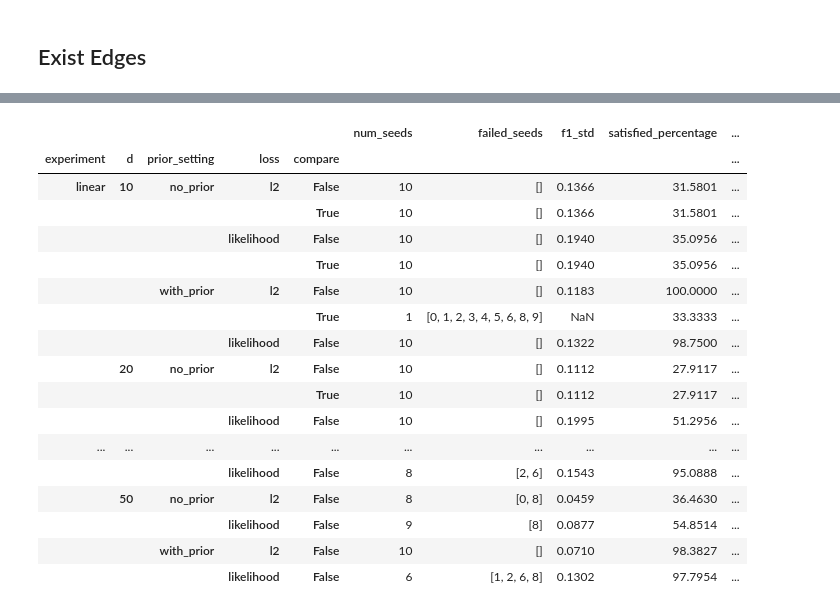
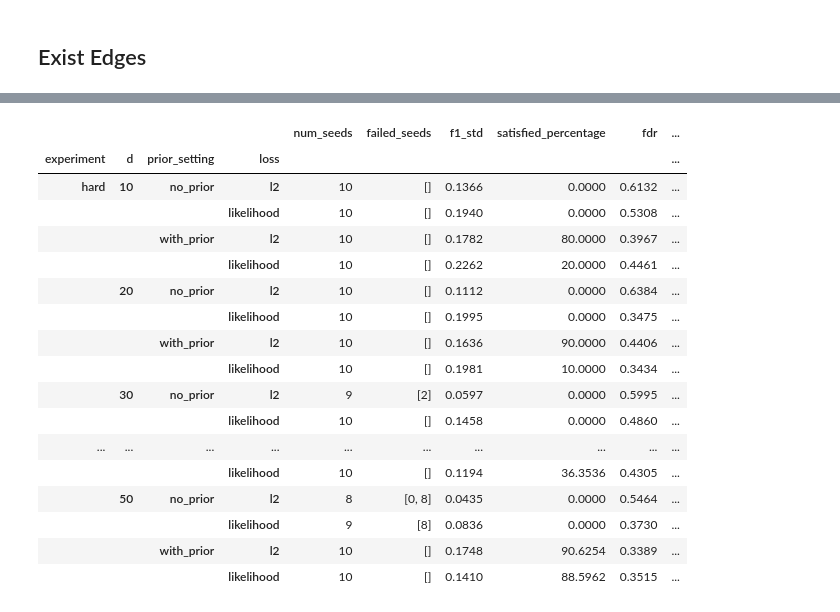
Before and after one commit to yurou-liang/notears, a Jupyter notebook: Analyse.ipynb, the cells around one changed output, grey strips where cells are left out. Cells and saved outputs as stored; diff of their text form; code cells hidden in the pictures.

Commit message:
soft prior work still well although slightly worse than hard

```diff
--- a/Analyse.ipynb
+++ b/Analyse.ipynb
@@ -101,8 +101,8 @@ summary
 # %%
 # Change these paths if the result directories are elsewhere.
 INPUT_DIRS = {
-    "linear": Path("linear_exist_path_pairs"),
-    "nonlinear": Path("nonlinear_exist_edge_pairs"),
+    "soft": Path("linear_mix"),
+    "hard": Path("linear_mix_hard"),
 }
 
 
@@ -133,6 +133,8 @@ def load_accuracy_rows(input_dirs):
             epsilon = float(epsilon_match.group(1)) if epsilon_match else float("nan")
             configuration = re.sub(r"_seed\d+(?=_|$)", "", path.stem)
             compare = "compare" in path.name
+            tau_match = re.search(r"_tau([^_]+)(?=_|$)", path.stem)
+            # tau = float(tau_match.group(1)) if tau_match else float("nan")
             for key, (prior_setting, loss) in ACC_KEYS.items():
                 scores = result.get(key)
 
@@ -149,6 +151,7 @@ def load_accuracy_rows(input_dirs):
                     "configuration": configuration,
                     "file": path.name,
                     "compare": compare,
+                    # "tau": tau,
                     "satisfied_percentage": result.get(
                     key.replace("acc_", "satisfied_percentage_", 1),
                     float("nan"),
@@ -180,50 +183,49 @@ Raw per-run accuracy records
 expected_seeds = set(range(10))
 metadata_columns = {
     "experiment", "configuration", "prior_setting",
     "loss", "d", "seed", "epsilon", "file", "compare"
 }
 score_columns = [
     column for column in accuracy_rows.columns
     if column not in metadata_columns
     and pd.api.types.is_numeric_dtype(accuracy_rows[column])
 ]
 summary = (
     accuracy_rows
     .groupby(
         ["experiment", "d", "prior_setting", "loss", "compare"],
         dropna=False,
     )
     .agg(
         num_seeds=("seed", "nunique"),
         failed_seeds=(
             "seed",
             lambda seeds: sorted(
                 expected_seeds - set(seeds.dropna().astype(int))
             ),
         ),
         f1_std=("f1", "std"),
         **{score: (score, "mean") for score in score_columns},
     )
     .round(4)
 )
-summary
-# .xs(False, level="compare")
+summary.xs(False, level="compare")
 # %% [output]
-|  |  |  |  |  | num_seeds | failed_seeds | f1_std | satisfied_percentage | ... |
-| experiment | d | prior_setting | loss | compare |  |  |  |  | ... |
-| linear | 10 | no_prior | l2 | False | 10 | [] | 0.1366 | 31.5801 | ... |
-|  |  |  |  | True | 10 | [] | 0.1366 | 31.5801 | ... |
-|  |  |  | likelihood | False | 10 | [] | 0.1940 | 35.0956 | ... |
-|  |  |  |  | True | 10 | [] | 0.1940 | 35.0956 | ... |
-|  |  | with_prior | l2 | False | 10 | [] | 0.1183 | 100.0000 | ... |
-|  |  |  |  | True | 1 | [0, 1, 2, 3, 4, 5, 6, 8, 9] | NaN | 33.3333 | ... |
-|  |  |  | likelihood | False | 10 | [] | 0.1322 | 98.7500 | ... |
-|  | 20 | no_prior | l2 | False | 10 | [] | 0.1112 | 27.9117 | ... |
-|  |  |  |  | True | 10 | [] | 0.1112 | 27.9117 | ... |
-|  |  |  | likelihood | False | 10 | [] | 0.1995 | 51.2956 | ... |
+|  |  |  |  | num_seeds | failed_seeds | f1_std | satisfied_percentage | fdr | ... |
+| experiment | d | prior_setting | loss |  |  |  |  |  | ... |
+| hard | 10 | no_prior | l2 | 10 | [] | 0.1366 | 0.0000 | 0.6132 | ... |
+|  |  |  | likelihood | 10 | [] | 0.1940 | 0.0000 | 0.5308 | ... |
+|  |  | with_prior | l2 | 10 | [] | 0.1782 | 80.0000 | 0.3967 | ... |
+|  |  |  | likelihood | 10 | [] | 0.2262 | 20.0000 | 0.4461 | ... |
+|  | 20 | no_prior | l2 | 10 | [] | 0.1112 | 0.0000 | 0.6384 | ... |
+|  |  |  | likelihood | 10 | [] | 0.1995 | 0.0000 | 0.3475 | ... |
+|  |  | with_prior | l2 | 10 | [] | 0.1636 | 90.0000 | 0.4406 | ... |
+|  |  |  | likelihood | 10 | [] | 0.1981 | 10.0000 | 0.3434 | ... |
+|  | 30 | no_prior | l2 | 9 | [2] | 0.0597 | 0.0000 | 0.5995 | ... |
+|  |  |  | likelihood | 10 | [] | 0.1458 | 0.0000 | 0.4860 | ... |
 | ... | ... | ... | ... | ... | ... | ... | ... | ... | ... |
-|  |  |  | likelihood | False | 8 | [2, 6] | 0.1543 | 95.0888 | ... |
-|  | 50 | no_prior | l2 | False | 8 | [0, 8] | 0.0459 | 36.4630 | ... |
-|  |  |  | likelihood | False | 9 | [8] | 0.0877 | 54.8514 | ... |
-|  |  | with_prior | l2 | False | 10 | [] | 0.0710 | 98.3827 | ... |
-|  |  |  | likelihood | False | 6 | [1, 2, 6, 8] | 0.1302 | 97.7954 | ... |
+|  |  |  | likelihood | 10 | [] | 0.1194 | 36.3536 | 0.4305 | ... |
+|  | 50 | no_prior | l2 | 8 | [0, 8] | 0.0435 | 0.0000 | 0.5464 | ... |
+|  |  |  | likelihood | 9 | [8] | 0.0836 | 0.0000 | 0.3730 | ... |
+|  |  | with_prior | l2 | 10 | [] | 0.1748 | 90.6254 | 0.3389 | ... |
+|  |  |  | likelihood | 10 | [] | 0.1410 | 88.5962 | 0.3515 | ... |
```
Also changed, not shown: parts of 3 cells of this notebook, 3 other files.
